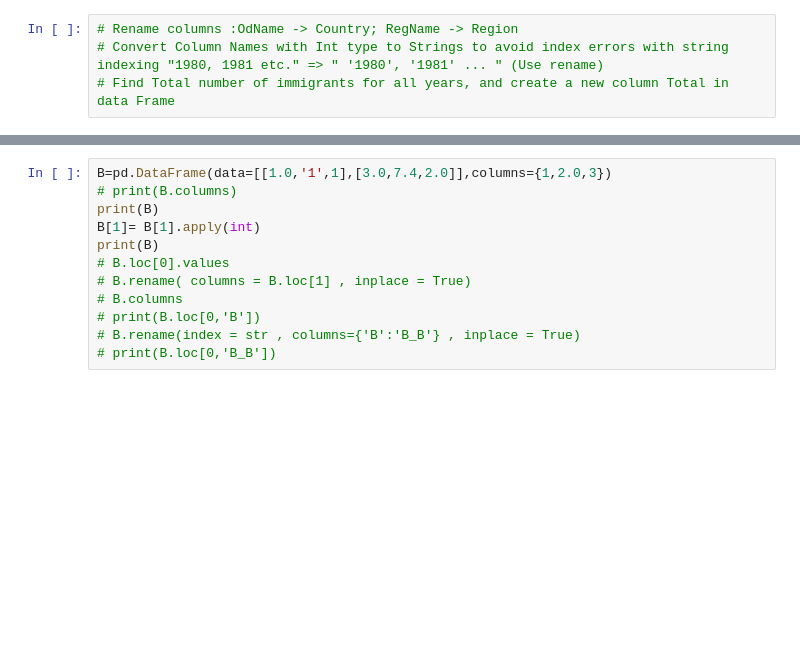
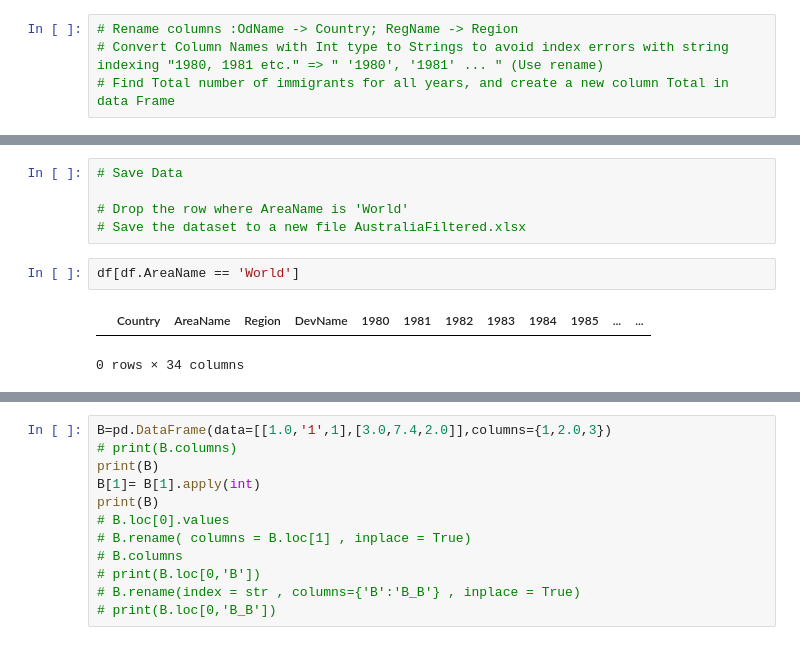
Before and after one commit to leangaurav/weekday2019_09_05, a Jupyter notebook: Assignments/Megha/AustraliaImmigrantsPandas.ipynb, the cells around one changed output, grey strips where cells are left out. Drawn from its saved outputs; the diff is of its cells as text; blank space fills up the shorter version.

```diff
--- a/Assignments/Megha/AustraliaImmigrantsPandas.ipynb
+++ b/Assignments/Megha/AustraliaImmigrantsPandas.ipynb
@@ -348,0 +482,10 @@ NameError: name 'df1' is not defined
+# %%
+# Save Data
+
+# Drop the row where AreaName is 'World'
+# Save the dataset to a new file AustraliaFiltered.xlsx
+# %%
+df[df.AreaName == 'World']
+# %% [output]
+|  | Country | AreaName | Region | DevName | 1980 | 1981 | 1982 | 1983 | 1984 | 1985 | ... | ... |
+0 rows × 34 columns
```
Also changed, not shown: parts of 25 cells of this notebook, 2 other files.
